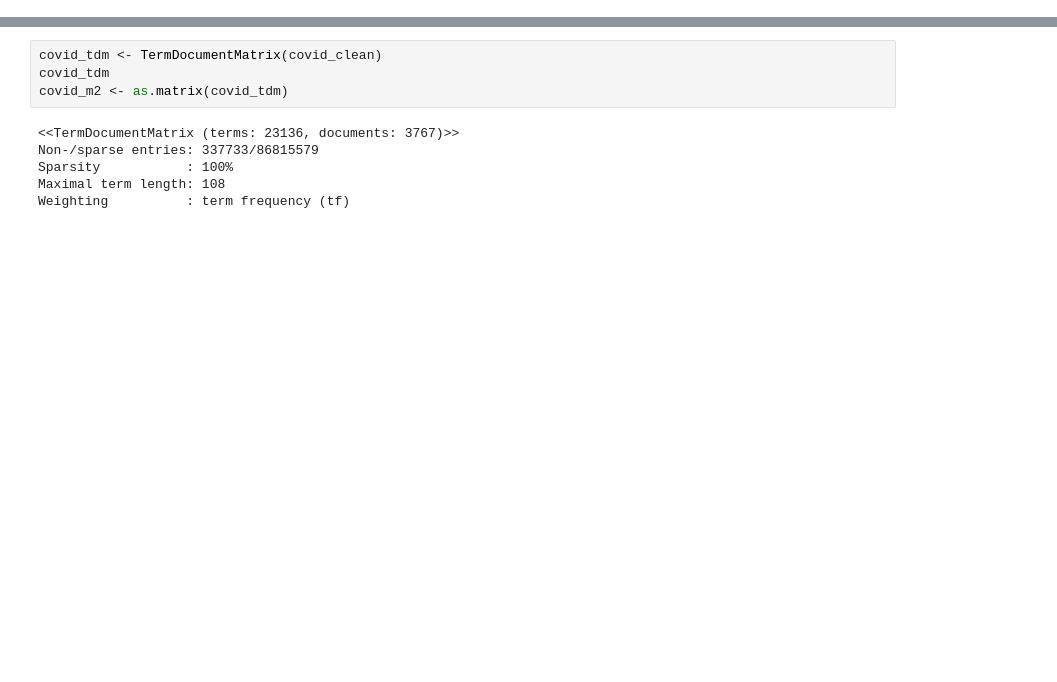
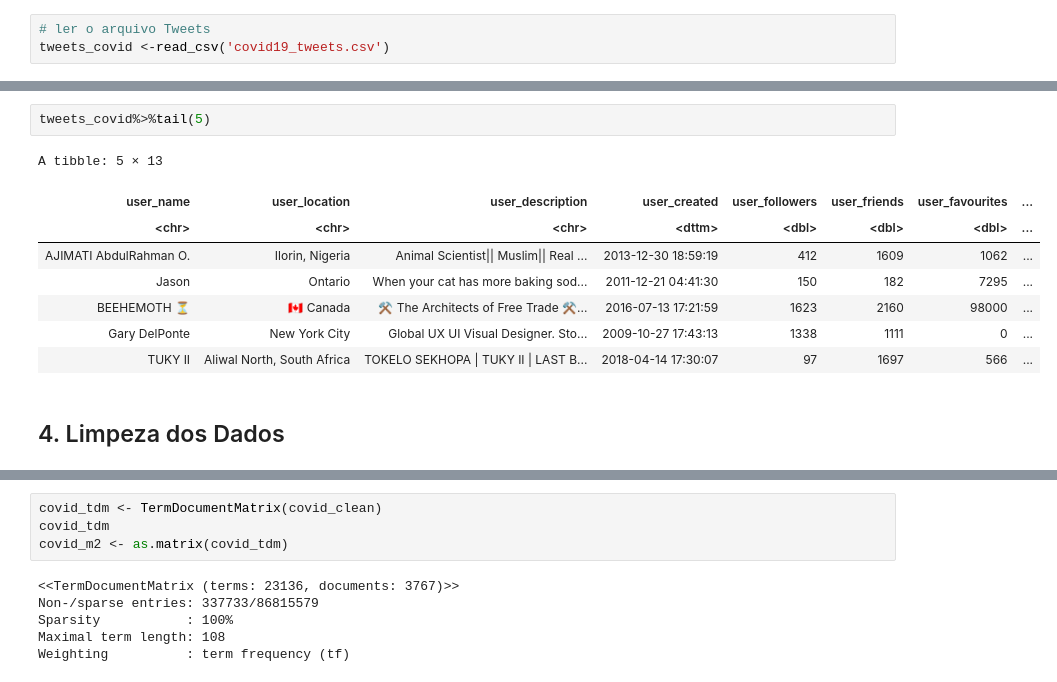
Before and after one commit to matheusrodriguesf/text-mining-covid, a Jupyter notebook: TMCovid.ipynb, the cells around one changed output, grey strips where cells are left out. Saved outputs shown, nothing was run; the diff lists cells and outputs as text; blank space fills up the shorter version.

```diff
--- a/TMCovid.ipynb
+++ b/TMCovid.ipynb
@@ -159,0 +31,3 @@ Weighting          : term frequency (tf)
+# %%
+# ler o arquivo Tweets
+tweets_covid <-read_csv('covid19_tweets.csv')
@@ -159,0 +86,13 @@ Weighting          : term frequency (tf)
+# %%
+tweets_covid%>%tail(5)
+# %% [output]
+A tibble: 5 × 13
+| user_name | user_location | user_description | user_created | user_followers | user_friends | user_favourites | ... |
+| <chr> | <chr> | <chr> | <dttm> | <dbl> | <dbl> | <dbl> | ... |
+| AJIMATI AbdulRahman O. | Ilorin, Nigeria | Animal Scientist|| Muslim|| Real ... | 2013-12-30 18:59:19 | 412 | 1609 | 1062 | ... |
+| Jason | Ontario | When your cat has more baking sod... | 2011-12-21 04:41:30 | 150 | 182 | 7295 | ... |
+| BEEHEMOTH ⏳ | 🇨🇦 Canada | ⚒️ The Architects of Free Trade ⚒... | 2016-07-13 17:21:59 | 1623 | 2160 | 98000 | ... |
+| Gary DelPonte | New York City | Global UX UI Visual Designer. Sto... | 2009-10-27 17:43:13 | 1338 | 1111 | 0 | ... |
+| TUKY II | Aliwal North, South Africa | TOKELO SEKHOPA | TUKY II | LAST B... | 2018-04-14 17:30:07 | 97 | 1697 | 566 | ... |
+# %% [markdown]
+## 4. Limpeza dos Dados
```
Also changed, not shown: parts of 40 cells of this notebook, 1 other file.
